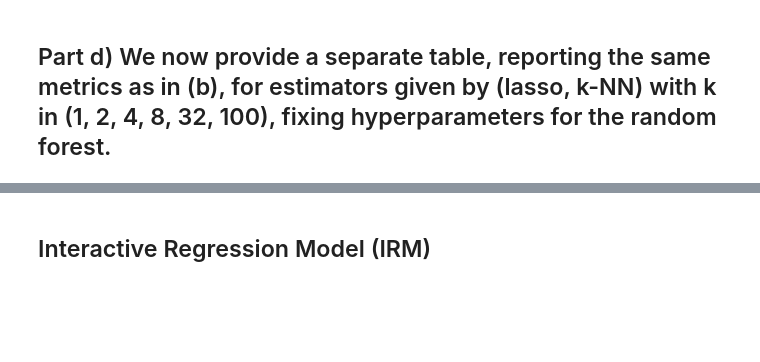
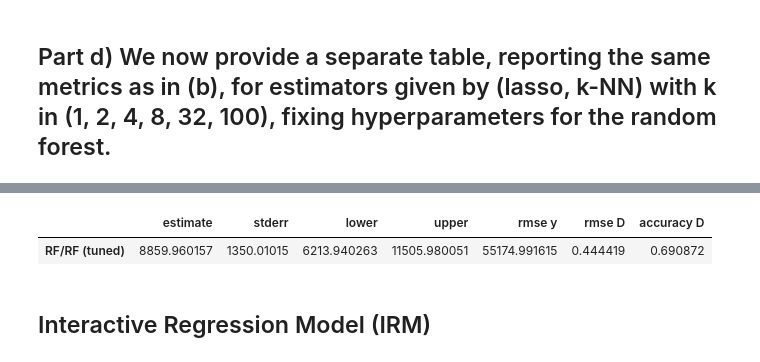
Before and after one commit to justinye23/hello-world, a Jupyter notebook: PM4/python-dml-401k.ipynb, the cells around one changed output, grey strips where cells are left out. Cells and saved outputs as stored; diff of their text form; code cells hidden in the pictures; blank space fills up the shorter version.

```diff
--- a/PM4/python-dml-401k.ipynb
+++ b/PM4/python-dml-401k.ipynb
@@ -652,3 +760,84 @@ KeyboardInterrupt:
+# %%
+import pandas as pd
+import numpy as np
+from sklearn.ensemble import RandomForestRegressor, RandomForestClassifier
+from sklearn.model_selection import GridSearchCV, KFold
+from sklearn.pipeline import make_pipeline
+
+# Not sure if i should cross validate each time or just pick one?
+# Will pick one for now TODO double check
+# Define parameter grid for leaf size tuning
+leaf_sizes = [1, 5, 10, 20, 50]
+
+# --------------------------------------------------------------------------
+# Step 1: Tune min_samples_leaf for Outcome Model (Y) using Random Forest
+# --------------------------------------------------------------------------
+param_grid_y = {'randomforestregressor__min_samples_leaf': leaf_sizes}
+model_y = make_pipeline(
+    transformer,
+    RandomForestRegressor(random_state=123)
+)
+grid_y = GridSearchCV(
+    estimator=model_y,
+    param_grid=param_grid_y,
+    cv=KFold(n_splits=5, shuffle=True, random_state=123),
+    scoring='neg_mean_squared_error'
+)
+grid_y.fit(X, y)
+best_leaf_y = grid_y.best_params_['randomforestregressor__min_samples_leaf']
+
+# --------------------------------------------------------------------------
+# Step 2: Tune min_samples_leaf for Treatment Model (D) using Random Forest
+# --------------------------------------------------------------------------
+param_grid_d = {'randomforestclassifier__min_samples_leaf': leaf_sizes}
+model_d = make_pipeline(
+    transformer,
+    RandomForestClassifier(random_state=123)
+)
+grid_d = GridSearchCV(
+    estimator=model_d,
+    param_grid=param_grid_d,
+    cv=KFold(n_splits=5, shuffle=True, random_state=123),
+    scoring='accuracy'
+)
+grid_d.fit(X, D)
+best_leaf_d = grid_d.best_params_['randomforestclassifier__min_samples_leaf']
+
+# --------------------------------------------------------------------------
+# Step 3: Define Final Models with Tuned Hyperparameters
+# --------------------------------------------------------------------------
+final_modely = make_pipeline(
+    transformer,
+    RandomForestRegressor(
+        min_samples_leaf=best_leaf_y,
+        random_state=123
+    )
+)
+final_modeld = make_pipeline(
+    transformer,
+    RandomForestClassifier(
+        min_samples_leaf=best_leaf_d,
+        random_state=123
+    )
+)
+
+# --------------------------------------------------------------------------
+# Step 4: Run DML with Tuned Models
+# --------------------------------------------------------------------------
+result = dml(
+    X, D, y,
+    modely=final_modely,
+    modeld=final_modeld,
+    nfolds=5,
+    classifier=True
+)
+
+# Generate summary table
+summary_table = summary(*result, X, D, y, name='RF/RF (tuned)')
+summary_table
+# %% [output]
+|  | estimate | stderr | lower | upper | rmse y | rmse D | accuracy D |
+| RF/RF (tuned) | 8859.960157 | 1350.01015 | 6213.940263 | 11505.980051 | 55174.991615 | 0.444419 | 0.690872 |
 # %% [markdown]
 ## Interactive Regression Model (IRM)
 # %% [markdown]
```
Also changed, not shown: parts of 8 cells of this notebook.
